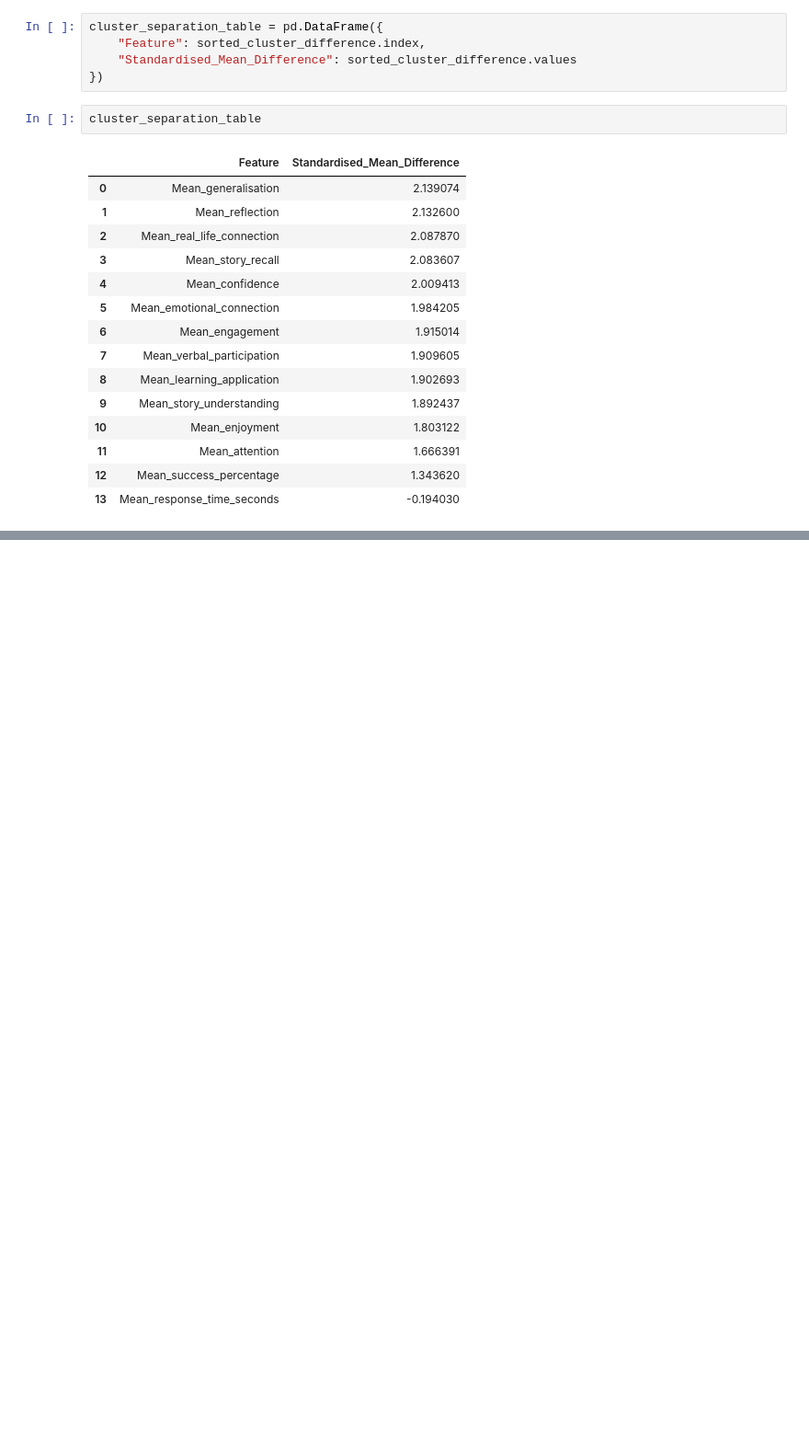
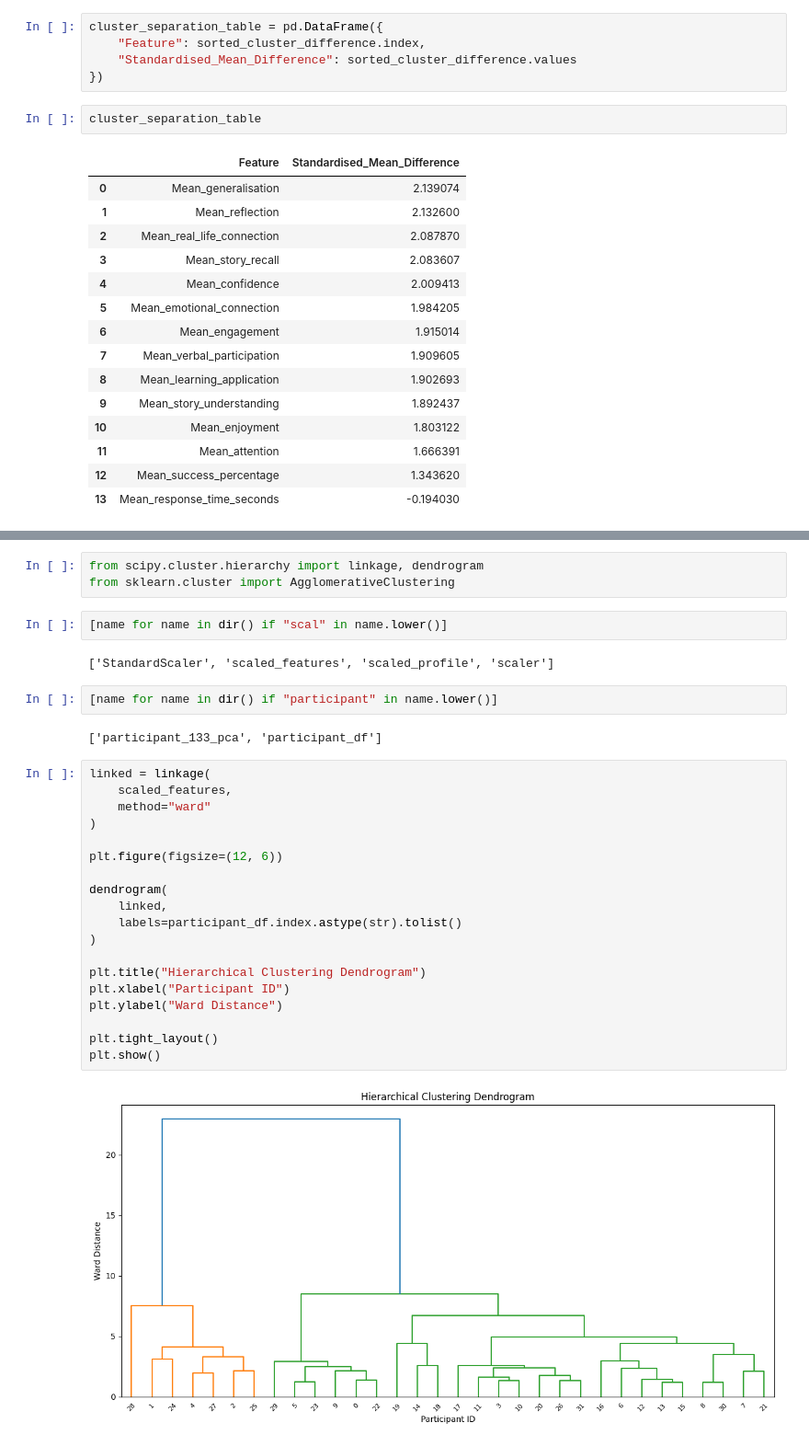
Before and after one commit to PuspitaGoswami/asd-interventions, a Jupyter notebook: notebooks/03_clustering.ipynb, the cells around one changed output, grey strips where cells are left out. Shown at 92% size. Saved outputs shown, nothing was run; the diff lists cells and outputs as text; blank space fills up the shorter version.

Commit message:
Add hierarchical clustering, dendrogram, and K-Means cluster validation,NLP_analysis

```diff
--- a/notebooks/03_clustering.ipynb
+++ b/notebooks/03_clustering.ipynb
@@ -644,0 +649,32 @@ cluster_separation_table
+# %%
+from scipy.cluster.hierarchy import linkage, dendrogram
+from sklearn.cluster import AgglomerativeClustering
+# %%
+[name for name in dir() if "scal" in name.lower()]
+# %% [output]
+['StandardScaler', 'scaled_features', 'scaled_profile', 'scaler']
+# %%
+[name for name in dir() if "participant" in name.lower()]
+# %% [output]
+['participant_133_pca', 'participant_df']
+# %%
+linked = linkage(
+    scaled_features,
+    method="ward"
+)
+
+plt.figure(figsize=(12, 6))
+
+dendrogram(
+    linked,
+    labels=participant_df.index.astype(str).tolist()
+)
+
+plt.title("Hierarchical Clustering Dendrogram")
+plt.xlabel("Participant ID")
+plt.ylabel("Ward Distance")
+
+plt.tight_layout()
+plt.show()
+# %% [output]
+[figure, added]
```
Also changed, not shown: parts of 17 cells of this notebook, 2 other files.
